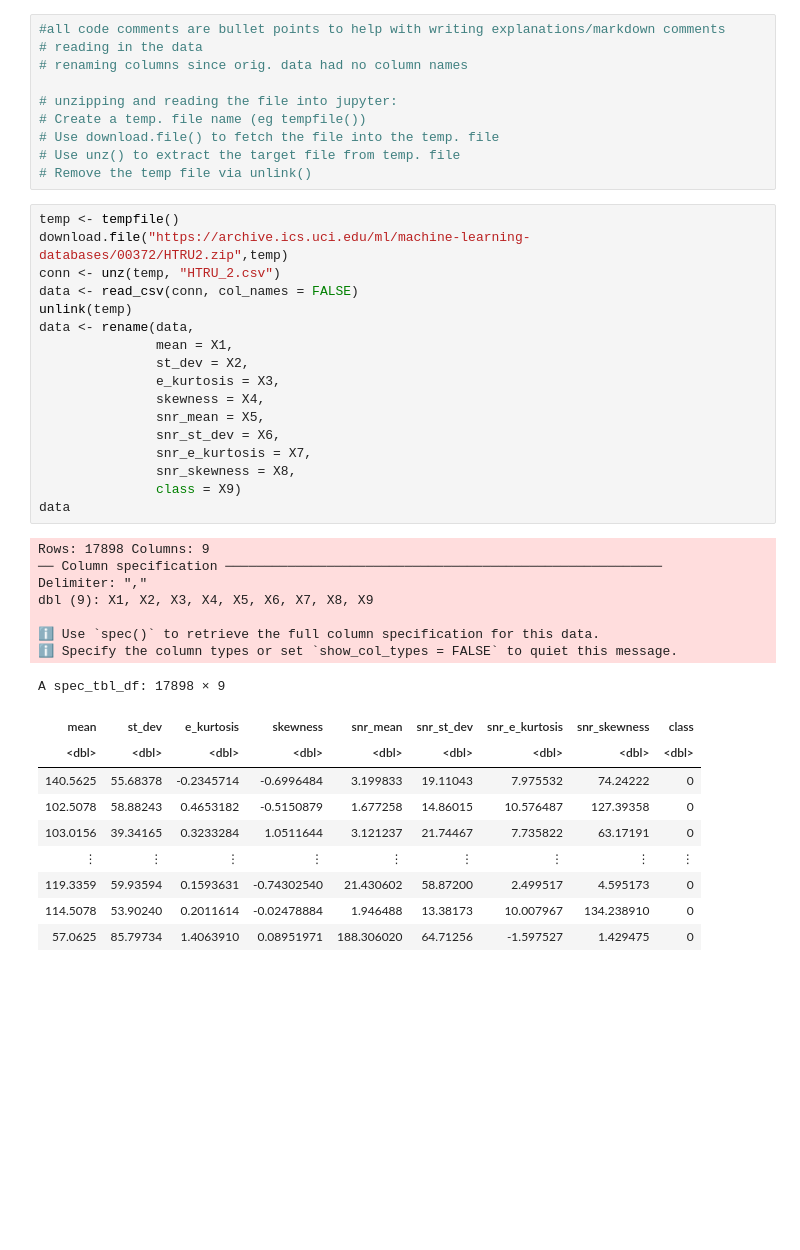
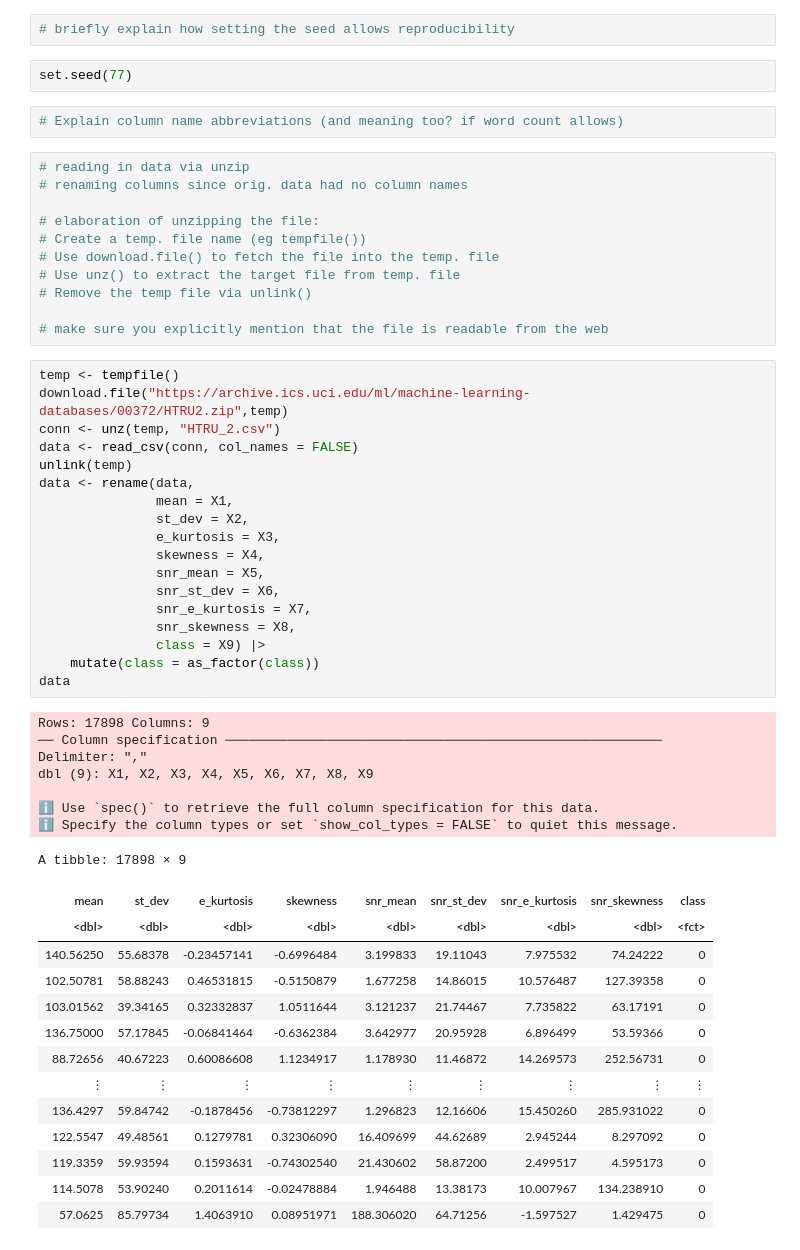
Before and after one commit to underscoreHasan/dsci-100-2022w1-group-77, a Jupyter notebook: proposal.ipynb, the cells around one changed output. Cells and saved outputs as stored; diff of their text form; blank space fills up the shorter version.

```diff
--- a/proposal.ipynb
+++ b/proposal.ipynb
@@ -29,45 +10,57 @@ ERROR: Error in file(filename, "r", encoding = encoding): cannot open the connec
+# %%
+# briefly explain how setting the seed allows reproducibility
+# %%
+set.seed(77)
+# %%
+# Explain column name abbreviations (and meaning too? if word count allows)
 # %%
-#all code comments are bullet points to help with writing explanations/markdown comments
-# reading in the data
+# reading in data via unzip
 # renaming columns since orig. data had no column names
 
-# unzipping and reading the file into jupyter:
+# elaboration of unzipping the file:
 # Create a temp. file name (eg tempfile())
 # Use download.file() to fetch the file into the temp. file
 # Use unz() to extract the target file from temp. file
 # Remove the temp file via unlink()
+
+# make sure you explicitly mention that the file is readable from the web
 # %%
 temp <- tempfile()
 download.file("https://archive.ics.uci.edu/ml/machine-learning-databases/00372/HTRU2.zip",temp)
 conn <- unz(temp, "HTRU_2.csv")
 data <- read_csv(conn, col_names = FALSE)
 unlink(temp)
 data <- rename(data,
                mean = X1,
                st_dev = X2,
                e_kurtosis = X3,
                skewness = X4,
                snr_mean = X5,
                snr_st_dev = X6,
                snr_e_kurtosis = X7,
                snr_skewness = X8,
-               class = X9)
+               class = X9) |>
+    mutate(class = as_factor(class))
 data
 # %% [output]
 Rows: 17898 Columns: 9
 ── Column specification ────────────────────────────────────────────────────────
 Delimiter: ","
 dbl (9): X1, X2, X3, X4, X5, X6, X7, X8, X9
 
 ℹ Use `spec()` to retrieve the full column specification for this data.
 ℹ Specify the column types or set `show_col_types = FALSE` to quiet this message.
-A spec_tbl_df: 17898 × 9
+A tibble: 17898 × 9
 | mean | st_dev | e_kurtosis | skewness | snr_mean | snr_st_dev | snr_e_kurtosis | snr_skewness | class |
-| <dbl> | <dbl> | <dbl> | <dbl> | <dbl> | <dbl> | <dbl> | <dbl> | <dbl> |
-| 140.5625 | 55.68378 | -0.2345714 | -0.6996484 | 3.199833 | 19.11043 | 7.975532 | 74.24222 | 0 |
-| 102.5078 | 58.88243 | 0.4653182 | -0.5150879 | 1.677258 | 14.86015 | 10.576487 | 127.39358 | 0 |
-| 103.0156 | 39.34165 | 0.3233284 | 1.0511644 | 3.121237 | 21.74467 | 7.735822 | 63.17191 | 0 |
+| <dbl> | <dbl> | <dbl> | <dbl> | <dbl> | <dbl> | <dbl> | <dbl> | <fct> |
+| 140.56250 | 55.68378 | -0.23457141 | -0.6996484 | 3.199833 | 19.11043 | 7.975532 | 74.24222 | 0 |
+| 102.50781 | 58.88243 | 0.46531815 | -0.5150879 | 1.677258 | 14.86015 | 10.576487 | 127.39358 | 0 |
+| 103.01562 | 39.34165 | 0.32332837 | 1.0511644 | 3.121237 | 21.74467 | 7.735822 | 63.17191 | 0 |
+| 136.75000 | 57.17845 | -0.06841464 | -0.6362384 | 3.642977 | 20.95928 | 6.896499 | 53.59366 | 0 |
+| 88.72656 | 40.67223 | 0.60086608 | 1.1234917 | 1.178930 | 11.46872 | 14.269573 | 252.56731 | 0 |
 | ⋮ | ⋮ | ⋮ | ⋮ | ⋮ | ⋮ | ⋮ | ⋮ | ⋮ |
+| 136.4297 | 59.84742 | -0.1878456 | -0.73812297 | 1.296823 | 12.16606 | 15.450260 | 285.931022 | 0 |
+| 122.5547 | 49.48561 | 0.1279781 | 0.32306090 | 16.409699 | 44.62689 | 2.945244 | 8.297092 | 0 |
 | 119.3359 | 59.93594 | 0.1593631 | -0.74302540 | 21.430602 | 58.87200 | 2.499517 | 4.595173 | 0 |
 | 114.5078 | 53.90240 | 0.2011614 | -0.02478884 | 1.946488 | 13.38173 | 10.007967 | 134.238910 | 0 |
 | 57.0625 | 85.79734 | 1.4063910 | 0.08951971 | 188.306020 | 64.71256 | -1.597527 | 1.429475 | 0 |
```
Also changed, not shown: parts of 10 cells of this notebook.
